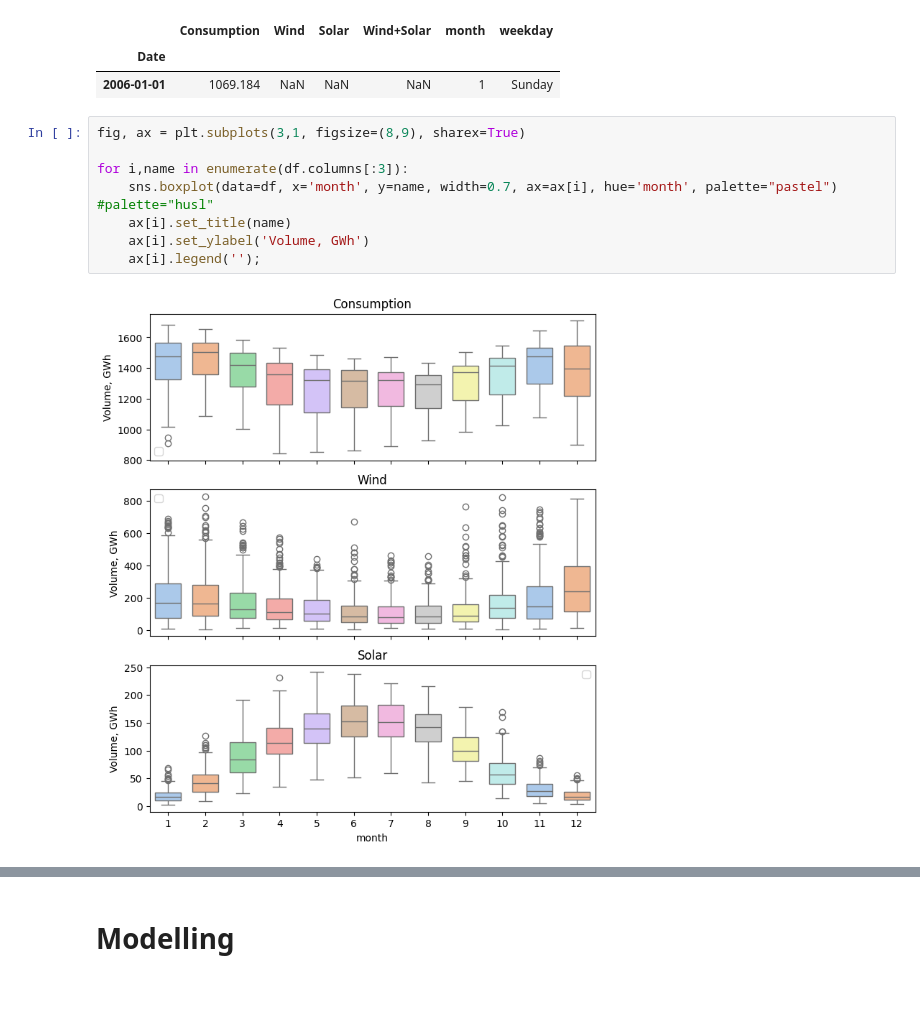
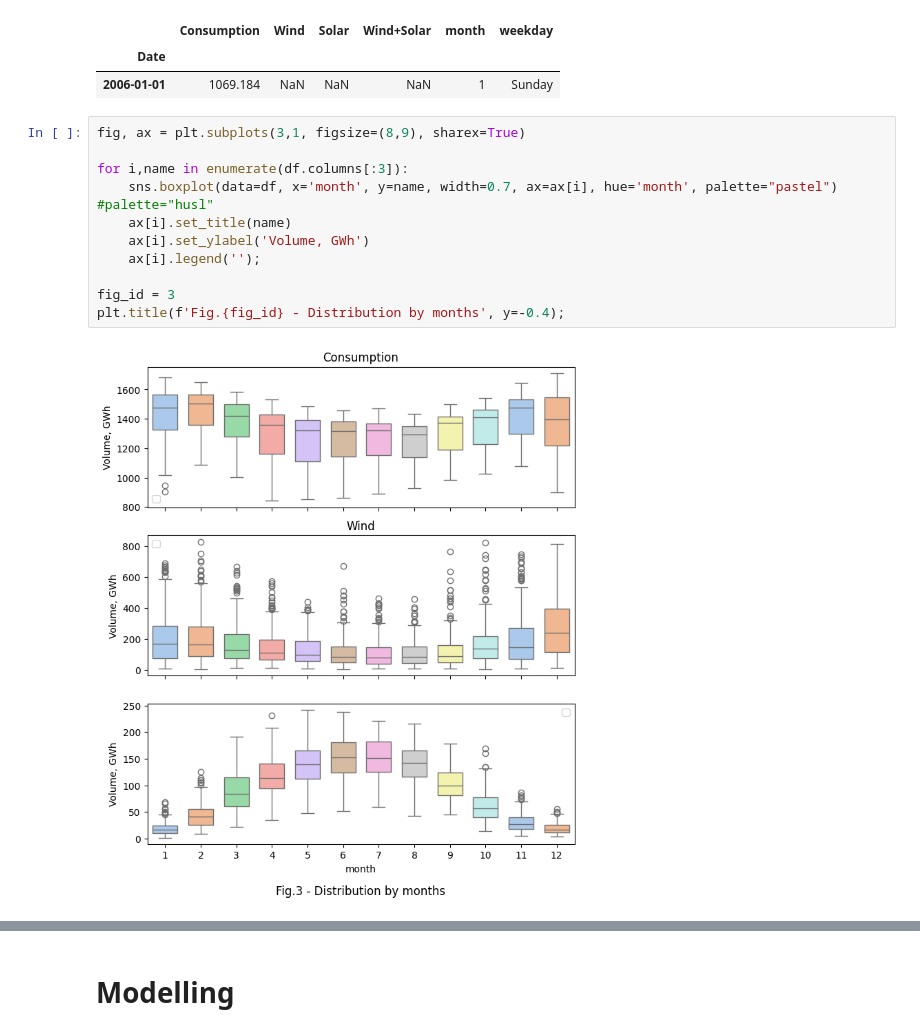
Before and after one commit to Alex1iv/Power_consumption_prediction, a Jupyter notebook: notebooks/power_consumption.ipynb, the cells around one changed output, grey strips where cells are left out. Drawn from its saved outputs; the diff is of its cells as text; blank space fills up the shorter version.

```diff
--- a/notebooks/power_consumption.ipynb
+++ b/notebooks/power_consumption.ipynb
@@ -156,13 +154,16 @@ df.head(1)
 # %%
 fig, ax = plt.subplots(3,1, figsize=(8,9), sharex=True)
 
 for i,name in enumerate(df.columns[:3]):
     sns.boxplot(data=df, x='month', y=name, width=0.7, ax=ax[i], hue='month', palette="pastel") #palette="husl"
     ax[i].set_title(name)
     ax[i].set_ylabel('Volume, GWh')
     ax[i].legend('');
+
+fig_id = 3
+plt.title(f'Fig.{fig_id} - Distribution by months', y=-0.4);
 # %% [output]
-[figure, old version]
+[figure, new version]
 # %%
 plt.subplots(figsize=(7,4))
 sns.boxplot(df, x='weekday', y='Consumption', hue='weekday') #, c=i , palette="husl"
```
Also changed, not shown: parts of 22 cells of this notebook.
